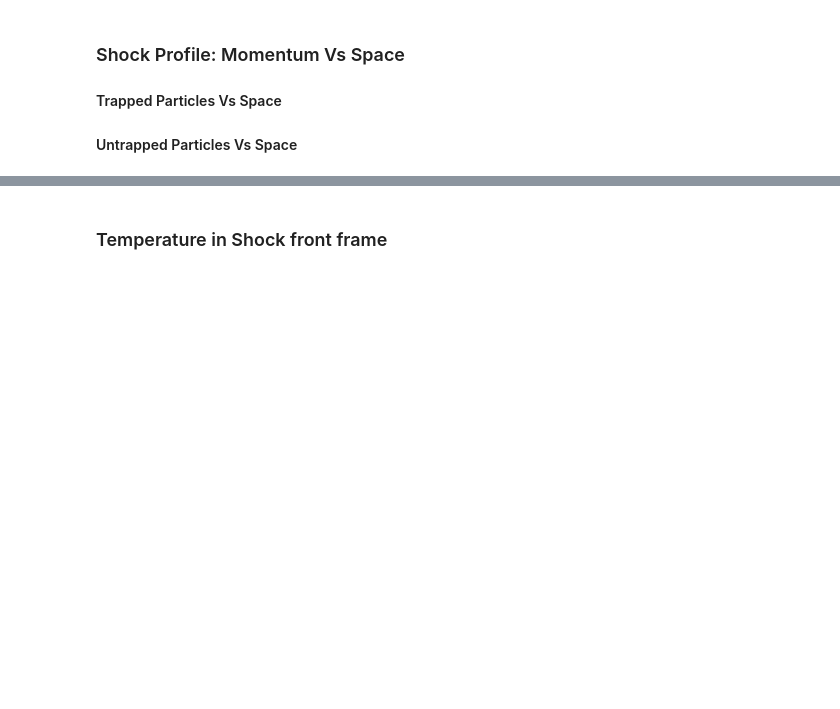
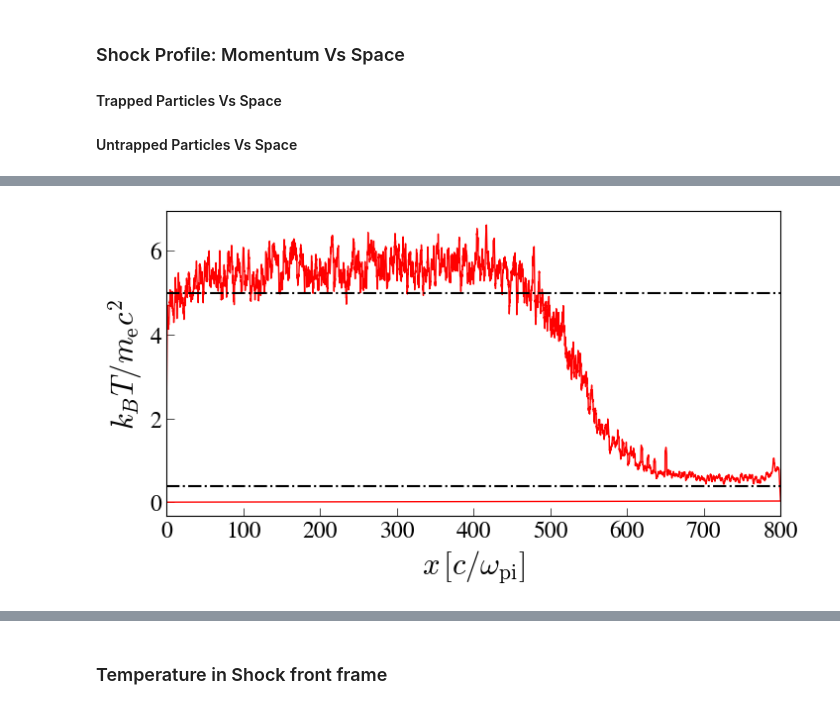
Before and after one commit to Kartav33/shock_gamma_20, a Jupyter notebook: scratch_code_analysis.ipynb, the cells around one changed output, grey strips where cells are left out. Saved outputs shown, nothing was run; the diff lists cells and outputs as text; code cells hidden in the pictures; blank space fills up the shorter version.

```diff
--- a/scratch_code_analysis.ipynb
+++ b/scratch_code_analysis.ipynb
@@ -276,3 +304,52 @@ plt.show()
+# %%
+from scipy.ndimage import uniform_filter1d
+
+def smooth(data, window_size):
+    if window_size % 2 == 0 or window_size < 1:
+        raise ValueError("Window size must be a positive odd integer.")
+
+    # Replace NaNs with 0
+    clean_data = np.nan_to_num(data, nan=0.0)
+
+    return uniform_filter1d(clean_data, size=window_size, mode='nearest')
+
+
+it = n-1
+mi = 1
+norm = 1
+xmin = 0#(80000-(n+1)*500)/norm
+xmax = 800#(80000)/norm
+xpshock = 0
+bs = 0
+
+fig, axs = plt.subplots(1,1,figsize=(8, 4))
+fslabel = 22
+fslegend = 22
+fstick = 17
+fstxt = 22
+norm = np.sqrt(mi)
+for i in range(it,it+1):
+    b1 = Jx1[i,:]
+    g1 = 1/np.sqrt(1-b1**2)
+    T1 = Tyy1[i,:]
+    axs.plot(x1[0,:]/norm, smooth(T1/mi,21),'r',lw=1,alpha =1.)
+    #axs.plot(x1[0,:]/norm,T1,'r',lw=1,alpha =1.)
+#axs.set_yscale('log')
+# axs.set_ylim(1e-12,1e-2)
+axs.set_xlim(xmin/norm,xmax/norm)
+axs.set_ylabel(r'$k_B T/m_{\rm e} c^2$',fontsize=fslabel)
+axs.set_xlabel(r'$x\,[c/\omega_{\rm pi}]$',fontsize=fslabel)
+
+axs.axhline(5,c='k',ls='-.')
+axs.axhline(1.53/4,c='k',ls='-.')
+axs.tick_params(which='major', direction='in', length=6, width=0.5, colors='k',
+                           grid_color='r', grid_alpha=0.5, labelsize = fstick)
+axs.tick_params(which='minor', direction='in', length=3, width=0.5, colors='k',
+                           grid_color='r', grid_alpha=0.5)
+
+plt.show()
+# %% [output]
+[figure, added]
 # %%
 
 it = n-1
```
Also changed, not shown: parts of 26 cells of this notebook.
